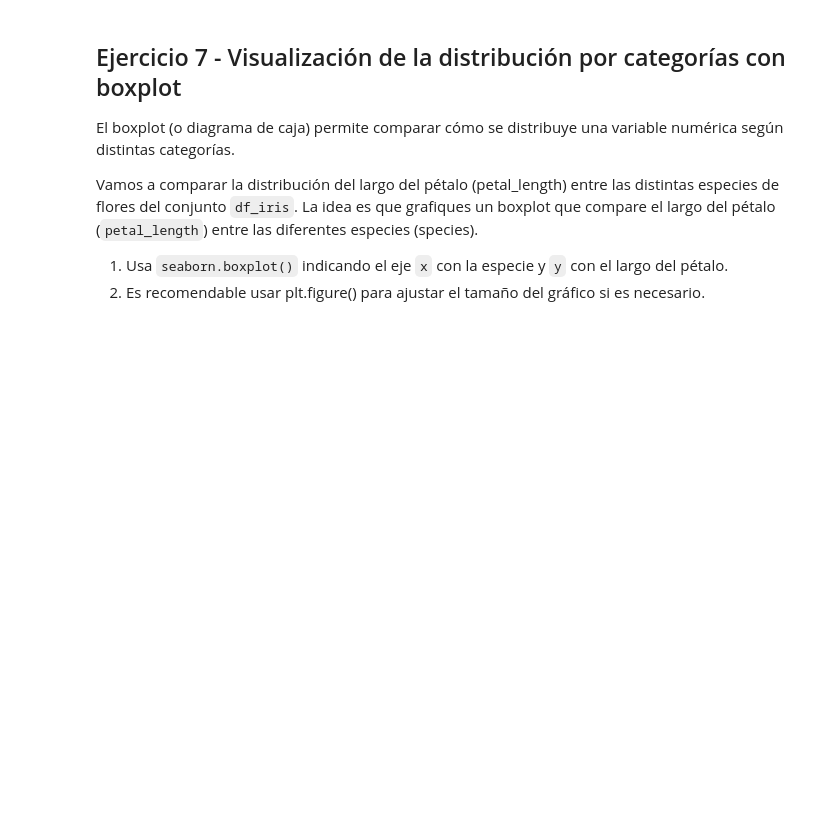
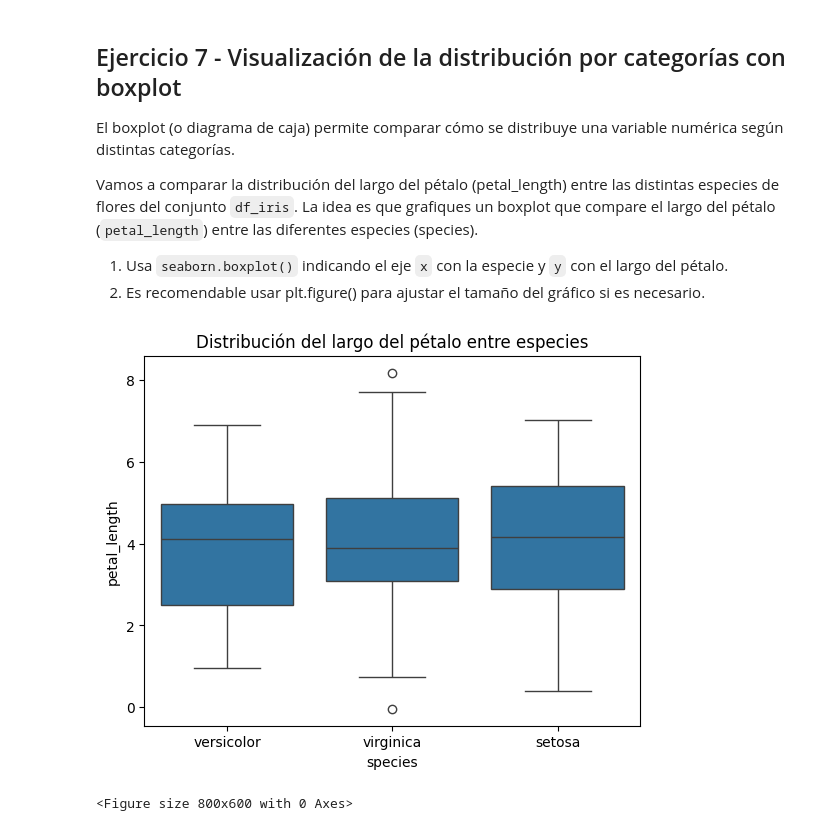
Before and after one commit to 4GeeksAcademy/kiliangil-visualization-exercises-with-matplot-and-seaborn, a Jupyter notebook: notebook/problems.es.ipynb, the cells around one changed output. Cells and saved outputs as stored; diff of their text form; code cells hidden in the pictures; blank space fills up the shorter version.

```diff
--- a/notebook/problems.es.ipynb
+++ b/notebook/problems.es.ipynb
@@ -248,0 +254,9 @@ Vamos a comparar la distribución del largo del pétalo (petal_length) entre las
+# %%
+# tu código
+sns.boxplot(data=df_iris, x= 'species', y= 'petal_length')
+plt.title('Distribución del largo del pétalo entre especies')
+plt.figure(figsize=(8,6))
+plt.tight_layout()
+# %% [output]
+[figure, added]
+<Figure size 800x600 with 0 Axes>
```
Also changed, not shown: parts of 8 cells of this notebook.
